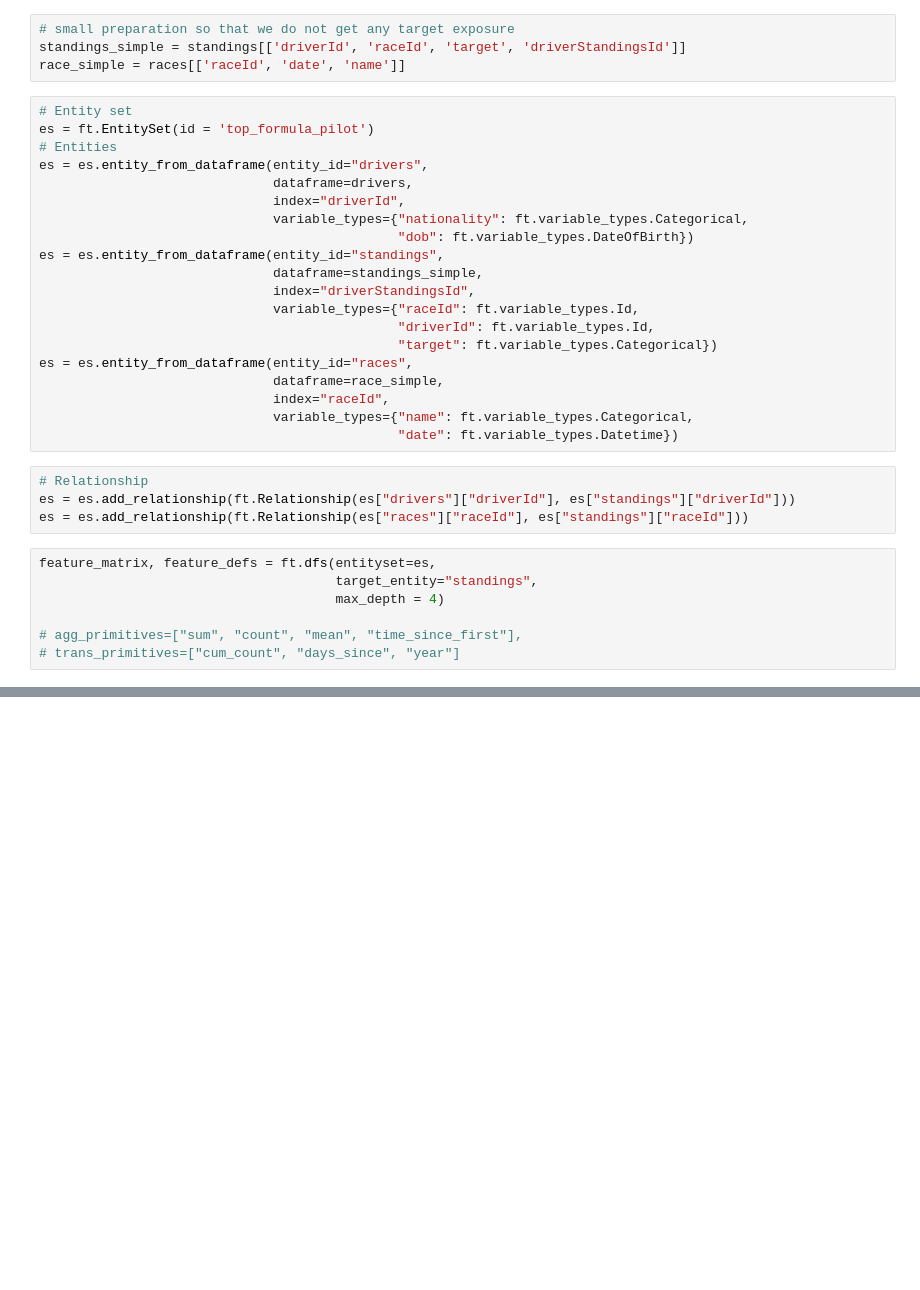
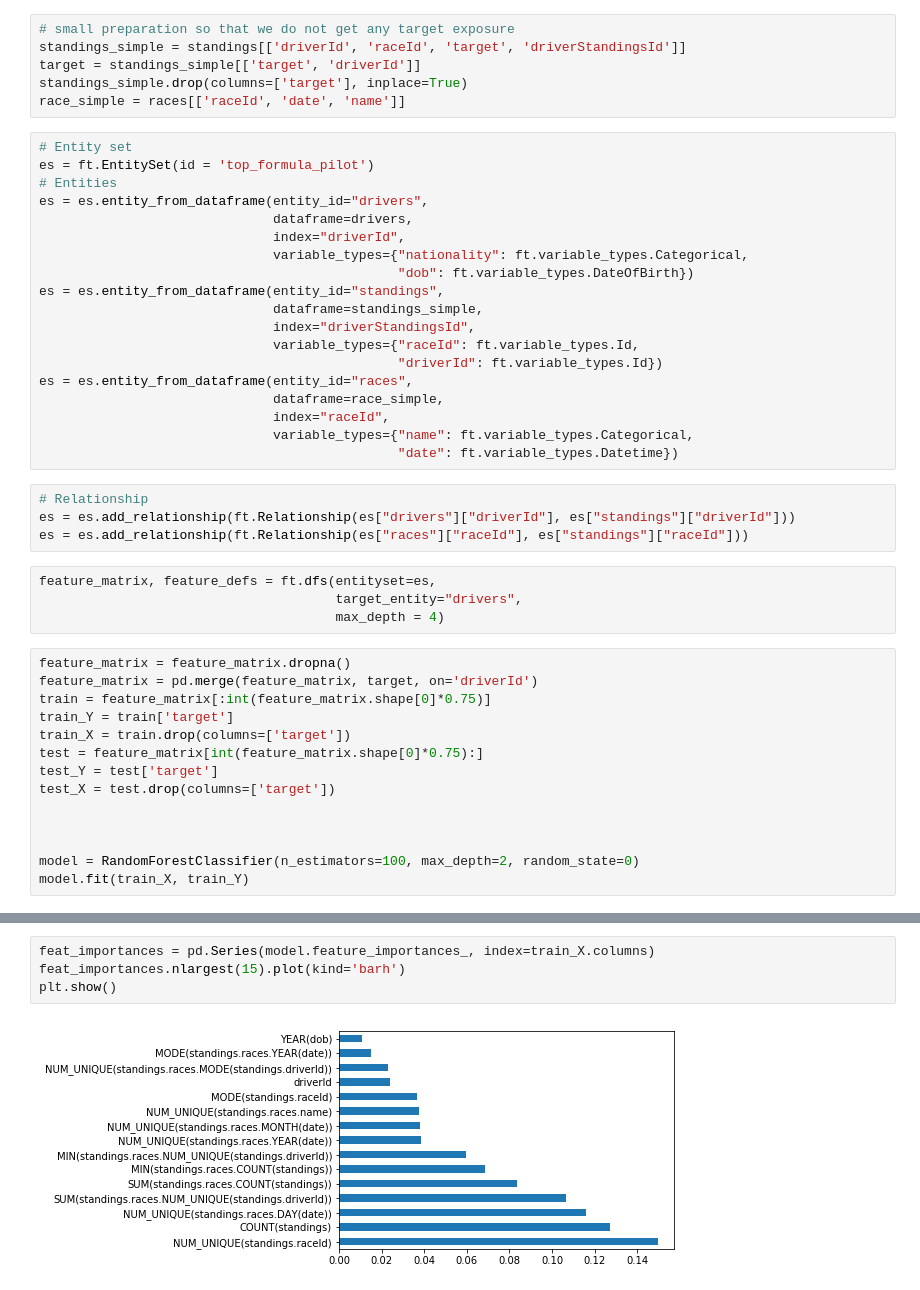
Before and after one commit to Alisa-lisa/conferences, a Jupyter notebook: BigDataBBQ19/Main.ipynb, the cells around one changed output, grey strips where cells are left out. Saved outputs shown, nothing was run; the diff lists cells and outputs as text; blank space fills up the shorter version.

```diff
--- a/BigDataBBQ19/Main.ipynb
+++ b/BigDataBBQ19/Main.ipynb
@@ -172,6 +174,8 @@ Let's automate this questions
 # %%
 # small preparation so that we do not get any target exposure
 standings_simple = standings[['driverId', 'raceId', 'target', 'driverStandingsId']]
+target = standings_simple[['target', 'driverId']]
+standings_simple.drop(columns=['target'], inplace=True)
 race_simple = races[['raceId', 'date', 'name']]
 # %%
 # Entity set
@@ -186,8 +190,7 @@ es = es.entity_from_dataframe(entity_id="standings",
                               dataframe=standings_simple,
                               index="driverStandingsId",
                               variable_types={"raceId": ft.variable_types.Id,
-                                              "driverId": ft.variable_types.Id,
-                                              "target": ft.variable_types.Categorical})
+                                              "driverId": ft.variable_types.Id})
 es = es.entity_from_dataframe(entity_id="races",
                               dataframe=race_simple,
                               index="raceId",
@@ -199,8 +202,19 @@ es = es.add_relationship(ft.Relationship(es["drivers"]["driverId"], es["standing
 es = es.add_relationship(ft.Relationship(es["races"]["raceId"], es["standings"]["raceId"]))
 # %%
 feature_matrix, feature_defs = ft.dfs(entityset=es,
-                                      target_entity="standings",
+                                      target_entity="drivers",
                                       max_depth = 4)
-
-# agg_primitives=["sum", "count", "mean", "time_since_first"],
-# trans_primitives=["cum_count", "days_since", "year"]
+# %%
+feature_matrix = feature_matrix.dropna()
+feature_matrix = pd.merge(feature_matrix, target, on='driverId')
+train = feature_matrix[:int(feature_matrix.shape[0]*0.75)]
+train_Y = train['target']
+train_X = train.drop(columns=['target'])
+test = feature_matrix[int(feature_matrix.shape[0]*0.75):]
+test_Y = test['target']
+test_X = test.drop(columns=['target'])
+
+
+
+model = RandomForestClassifier(n_estimators=100, max_depth=2, random_state=0)
+model.fit(train_X, train_Y)
@@ -207,3 +234,9 @@ feature_matrix, feature_defs = ft.dfs(entityset=es,
+# %%
+feat_importances = pd.Series(model.feature_importances_, index=train_X.columns)
+feat_importances.nlargest(15).plot(kind='barh')
+plt.show()
+# %% [output]
+[figure, added]
 # %%
 feature_matrix.columns
 # %% [output]
```
Also changed, not shown: parts of 17 cells of this notebook, 1 other file.
